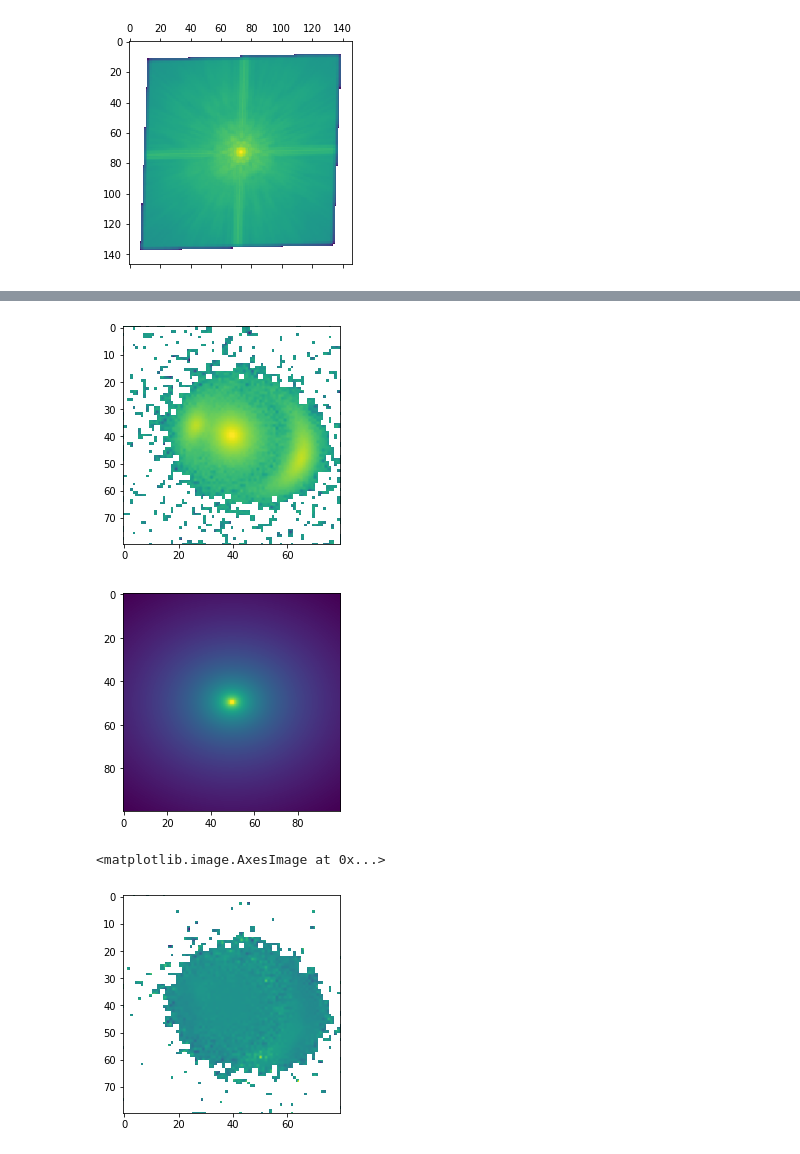
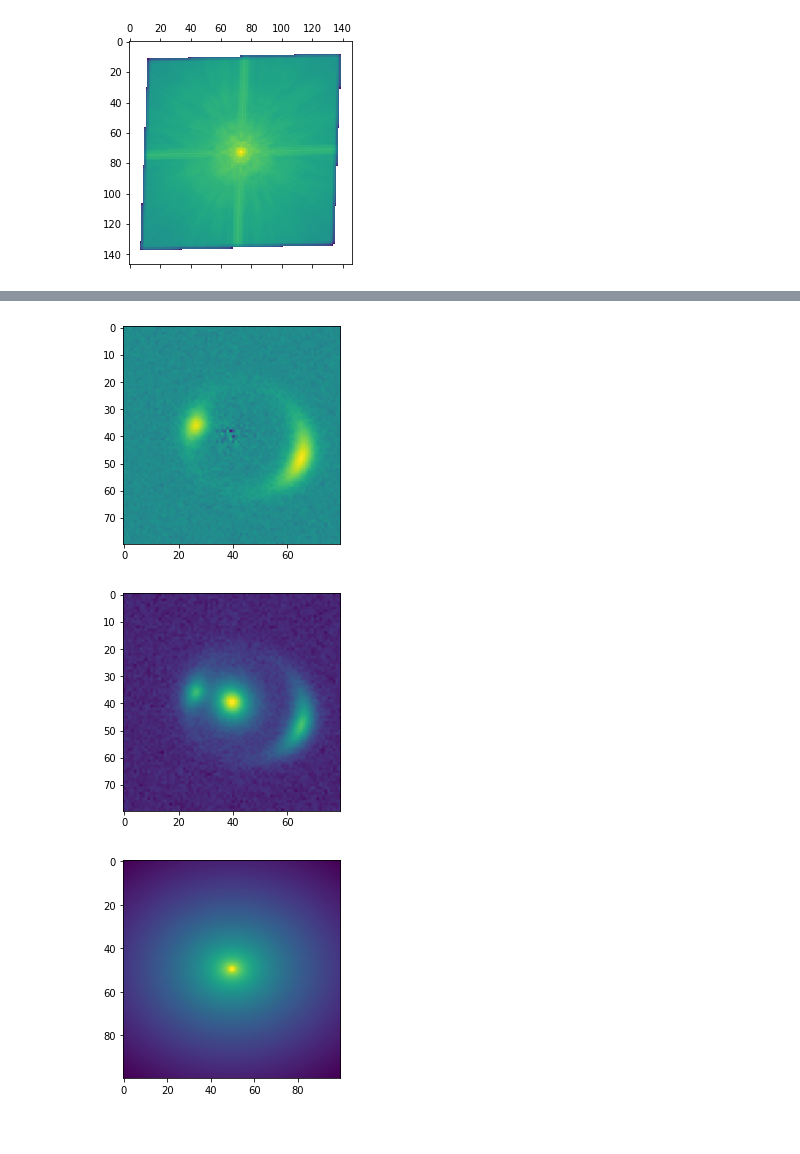
Before and after one commit to yashpatel5400/substructure, a Jupyter notebook: unlensing.ipynb, the cells around one changed output, grey strips where cells are left out. Drawn from its saved outputs; the diff is of its cells as text; code cells hidden in the pictures.

```diff
--- a/unlensing.ipynb
+++ b/unlensing.ipynb
@@ -70,6 +70,10 @@ psf_class = PSF(**kwargs_psf)
 [figure]
 # %%
 from lenstronomy.LensModel.lens_model import LensModel
+
+def visualize(galaxy):
+    plt.imshow(np.log(galaxy + 2))
+    plt.show()
 
 def viz_lens(lens_model_list, kwargs_lens_list):
     # we set up a grid in coordinates and evaluate basic lensing quantities on it
@@ -103,6 +107,12 @@ def viz_lens(lens_model_list, kwargs_lens_list):
                                     lens_light_model_class, kwargs_numerics=kwargs_numerics)
 
     # generate image
+    pure_lens_model = ImageModel(data_class, psf_class, lensModel, None,
+                                lens_light_model_class, kwargs_numerics=kwargs_numerics)
+    pure_lens = pure_lens_model.image(kwargs_lens_list, None, kwargs_lens_light)
+    # plt.imshow(pure_lens)
+    # plt.show()
+
     image_sim = imageModel.image(kwargs_lens_list, kwargs_source, kwargs_lens_light)# update kwargs_data with the newly generated mock
     poisson = image_util.add_poisson(image_sim, exp_time=exp_time)
     bkg = image_util.add_background(image_sim, sigma_bkd=background_rms)
@@ -114,21 +124,12 @@ def viz_lens(lens_model_list, kwargs_lens_list):
     v_min = -4
     v_max = 2
 
-    # f, axes = plt.subplots(1, 1, figsize=(6, 6), sharex=False, sharey=False)
-    # ax = axes
-    # im = ax.matshow(np.log10(image_sim), origin='lower', vmin=v_min, vmax=v_max, extent=[0, 1, 0, 1])
-    # ax.get_xaxis().set_visible(False)
-    # ax.get_yaxis().set_visible(False)
-    # ax.autoscale(False)
-    # plt.show()
-
     # # and here we compute the convergence at each pixel position
     x_coords, y_coords = data_class.pixel_coordinates
     kappa = lensModel.kappa(x_grid, y_grid, kwargs_lens_list)
     halos = util.array2image(np.log10(kappa))
-    # plt.matshow(util.array2image(np.log10(kappa)), origin='lower')
-    # plt.show()
 
+    visualize(image_sim - pure_lens)
     return image_sim, halos
 # %%
 # define the lens model of the main deflector
@@ -179,16 +178,8 @@ plt.show()
 # %%
 non_subhalo_lensed_img, non_subhalo_halos = viz_lens(non_subhalo_lens_model_list, non_subhalo_kwargs_lens_list)
-plt.imshow(np.log(non_subhalo_lensed_img))
-plt.show()
-
-plt.imshow(non_subhalo_halos)
-plt.show()
+visualize(non_subhalo_lensed_img)
+visualize(non_subhalo_halos)
 # %% [output]
-[figure, old version]
+[figure, new version]
-[figure, old version]
+[figure, new version]
+[figure, added]
-# %%
-res = np.log(lensed_img) - np.log(non_subhalo_lensed_img)
-plt.imshow(res)
-# %% [output]
-<matplotlib.image.AxesImage at 0x...>
-[figure, removed]
```
Also changed, not shown: parts of 1 cell of this notebook.
